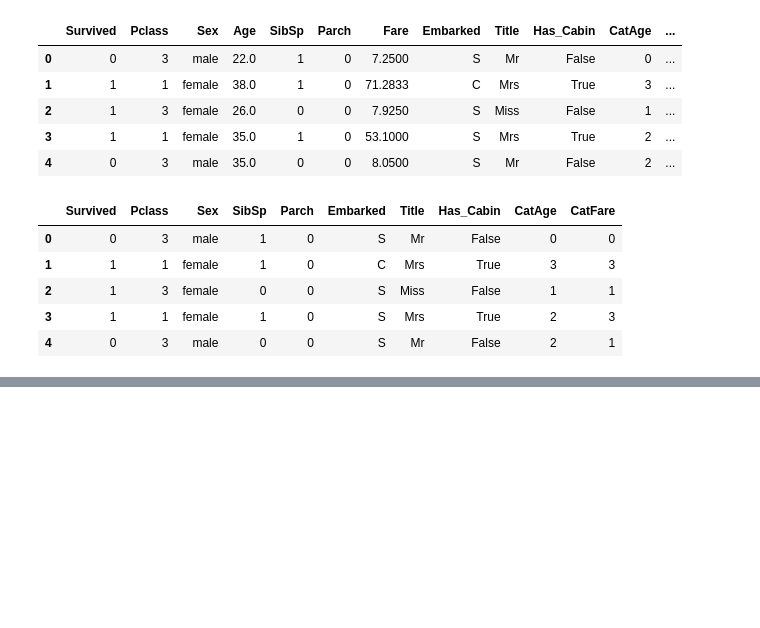
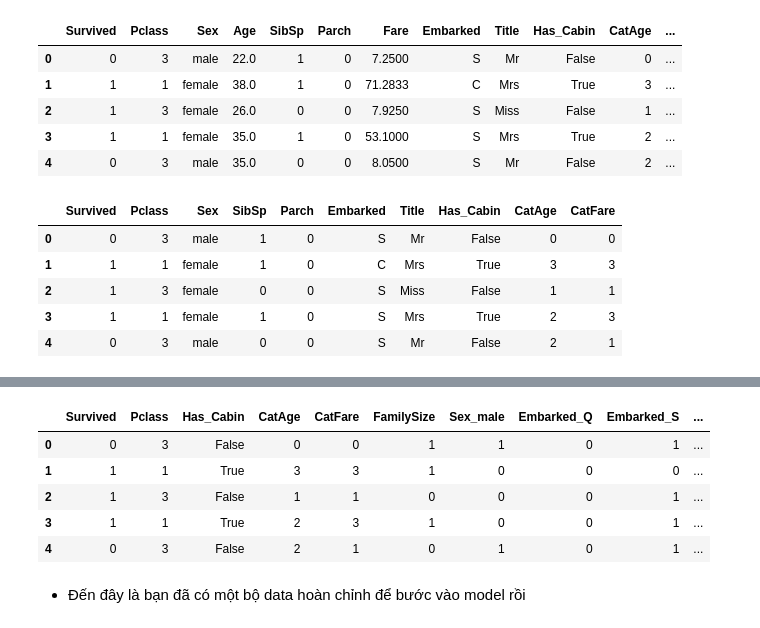
Before and after one commit to PTson2207/Engineer-Selection, a Jupyter notebook: FE_titanic.ipynb, the cells around one changed output, grey strips where cells are left out. Saved outputs shown, nothing was run; the diff lists cells and outputs as text; code cells hidden in the pictures; blank space fills up the shorter version.

```diff
--- a/FE_titanic.ipynb
+++ b/FE_titanic.ipynb
@@ -170,3 +170,9 @@ df.head()
 | 2 | 1 | 3 | female | 0 | 0 | S | Miss | False | 1 | 1 |
 | 3 | 1 | 1 | female | 1 | 0 | S | Mrs | True | 2 | 3 |
 | 4 | 0 | 3 | male | 0 | 0 | S | Mr | False | 2 | 1 |
+# %%
+# Tính tổng số lượng thành viên gia đình trên con tàu
+df['FamilySize'] = df['SibSp'] + df['Parch']
+# %%
+df = df.drop(['SibSp', 'Parch'], axis=1)
+df.head()
@@ -172,0 +186,13 @@ df.head()
+# %%
+# Transform data
+df_dum = pd.get_dummies(df, drop_first=True)
+df_dum.head()
+# %% [output]
+|  | Survived | Pclass | Has_Cabin | CatAge | CatFare | FamilySize | Sex_male | Embarked_Q | Embarked_S | ... |
+| 0 | 0 | 3 | False | 0 | 0 | 1 | 1 | 0 | 1 | ... |
+| 1 | 1 | 1 | True | 3 | 3 | 1 | 0 | 0 | 0 | ... |
+| 2 | 1 | 3 | False | 1 | 1 | 0 | 0 | 0 | 1 | ... |
+| 3 | 1 | 1 | True | 2 | 3 | 1 | 0 | 0 | 1 | ... |
+| 4 | 0 | 3 | False | 2 | 1 | 0 | 1 | 0 | 1 | ... |
+# %% [markdown]
+- Đến đây là bạn đã có một bộ data hoàn chỉnh để bước vào model rồi
```
Also changed, not shown: parts of 1 cell of this notebook.
